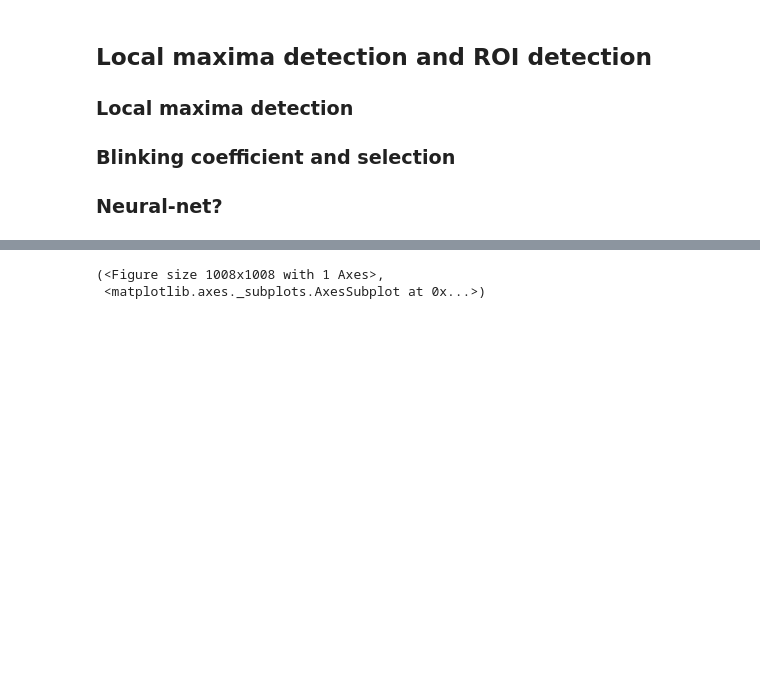
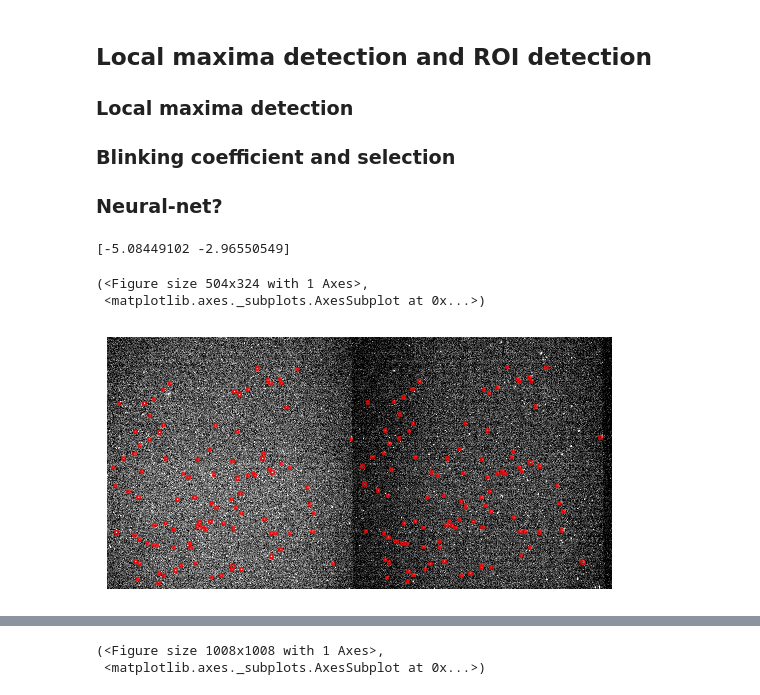
Before and after one commit to p-serna/Nanorods, a Jupyter notebook: Main_Nanords.ipynb, the cells around one changed output, grey strips where cells are left out. Cells and saved outputs as stored; diff of their text form; code cells hidden in the pictures; blank space fills up the shorter version.

```diff
--- a/Main_Nanords.ipynb
+++ b/Main_Nanords.ipynb
@@ -321 +187,18 @@ imshow(Mask_CMOS)
+# %%
+print(v)
+# %% [output]
+[-5.08449102 -2.96550549]
+# %%
+calibim = readtifImage(folder+foldercalib+'calib_CMOS_2.tif')
+# %%
+ptsB = extractpeaks2d0(calibim[:,:512])
+# %%
+ptsR2 = 1.0*ptsB
+ptsR2[:,0] += 512+v[0]
+ptsR2[:,1] += v[1]
+visualization(calibim,row_stack((ptsB[:100,:],ptsR2[:100,:])))
+# %% [output]
+(<Figure size 504x324 with 1 Axes>,
+ <matplotlib.axes._subplots.AxesSubplot at 0x...>)
+[figure, added]
 # %%
```
Also changed, not shown: parts of 24 cells of this notebook, 3 other files.
